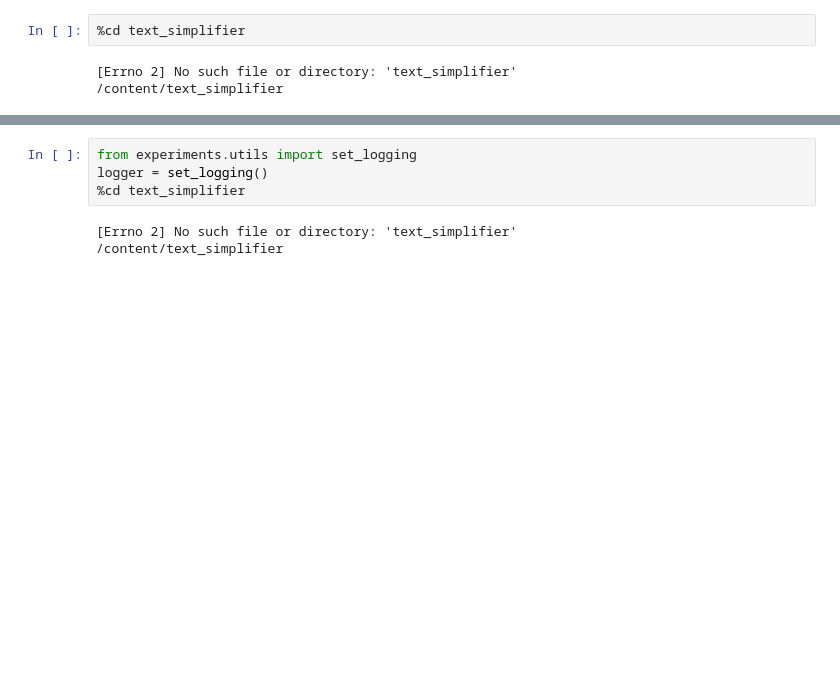
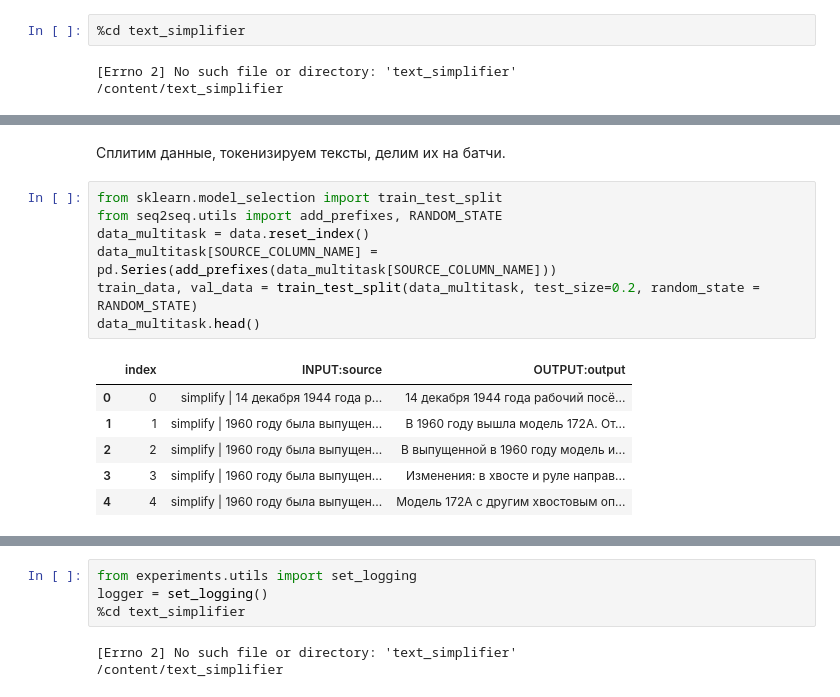
Before and after one commit to anna-marshalova/text_simplifier, a Jupyter notebook: seq2seq/seq2seq_simplification.ipynb, the cells around one changed output, grey strips where cells are left out. Saved outputs shown, nothing was run; the diff lists cells and outputs as text; blank space fills up the shorter version.

```diff
--- a/seq2seq/t5_for_simplification.ipynb
+++ b/seq2seq/seq2seq_simplification.ipynb
@@ -188,3 +200,19 @@ Max text length: 243
+# %% [markdown]
+Сплитим данные, токенизируем тексты, делим их на батчи.
+# %%
+from sklearn.model_selection import train_test_split
+from seq2seq.utils import add_prefixes, RANDOM_STATE
+data_multitask = data.reset_index()
+data_multitask[SOURCE_COLUMN_NAME] = pd.Series(add_prefixes(data_multitask[SOURCE_COLUMN_NAME]))
+train_data, val_data = train_test_split(data_multitask, test_size=0.2, random_state = RANDOM_STATE)
+data_multitask.head()
+# %% [output]
+|  | index | INPUT:source | OUTPUT:output |
+| 0 | 0 | simplify | 14 декабря 1944 года р... | 14 декабря 1944 года рабочий посё... |
+| 1 | 1 | simplify | 1960 году была выпущен... | В 1960 году вышла модель 172А. От... |
+| 2 | 2 | simplify | 1960 году была выпущен... | В выпущенной в 1960 году модель и... |
+| 3 | 3 | simplify | 1960 году была выпущен... | Изменения: в хвосте и руле направ... |
+| 4 | 4 | simplify | 1960 году была выпущен... | Модель 172А с другим хвостовым оп... |
 # %%
 from sklearn.model_selection import train_test_split
 from torch.utils.data import DataLoader
```
Also changed, not shown: parts of 66 cells of this notebook, 2 other files.
